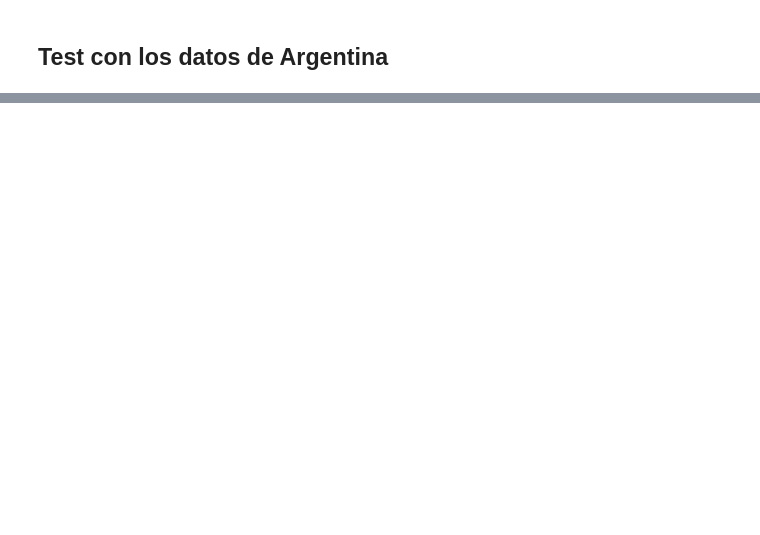
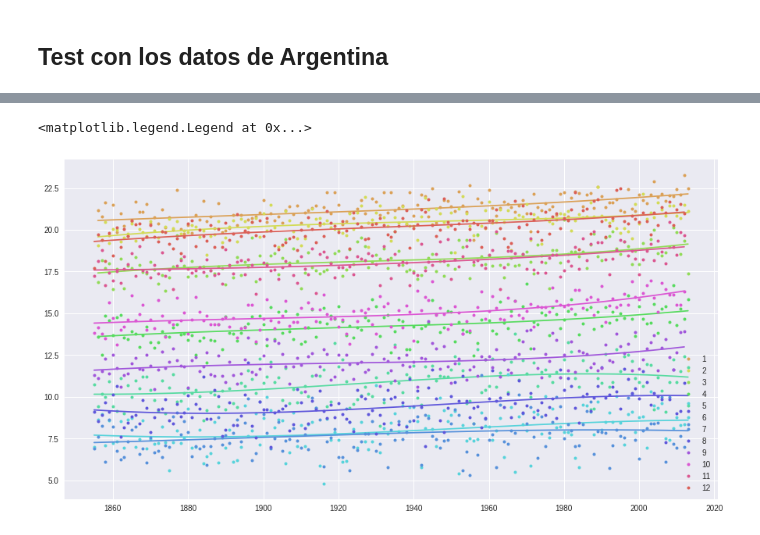
Before and after one commit to smcsicardi/metnum-tp3, a Jupyter notebook: temperature by countries.ipynb, the cells around one changed output, grey strips where cells are left out. Cells and saved outputs as stored; diff of their text form; code cells hidden in the pictures; blank space fills up the shorter version.

```diff
--- a/temperature by countries.ipynb
+++ b/temperature by countries.ipynb
@@ -66,0 +128,20 @@ plt.show()
+# %%
+gArg2 = pd.DataFrame(gArg)
+gArg2['month'] = gArg2["dt"].apply(lambda d: d.month)
+
+p = sns.color_palette("hls", 12)
+
+
+for x in range(1, 13):
+    d = gArg2[gArg2["month"] == x]
+
+    f = cml(poly(5), list(d["year"]), list(d["AverageTemperature"]))
+    results = list(map(f, list(d["year"])))
+
+    plt.plot(d["year"], d['AverageTemperature'], 'o', markersize=4, label=x, color=p[x % 12])
+    plt.plot(d["year"], results, 'r', color=p[x % 12])
+
+plt.legend()
+# %% [output]
+<matplotlib.legend.Legend at 0x...>
+[figure, added]
```
Also changed, not shown: parts of 7 cells of this notebook, 1 other file.
